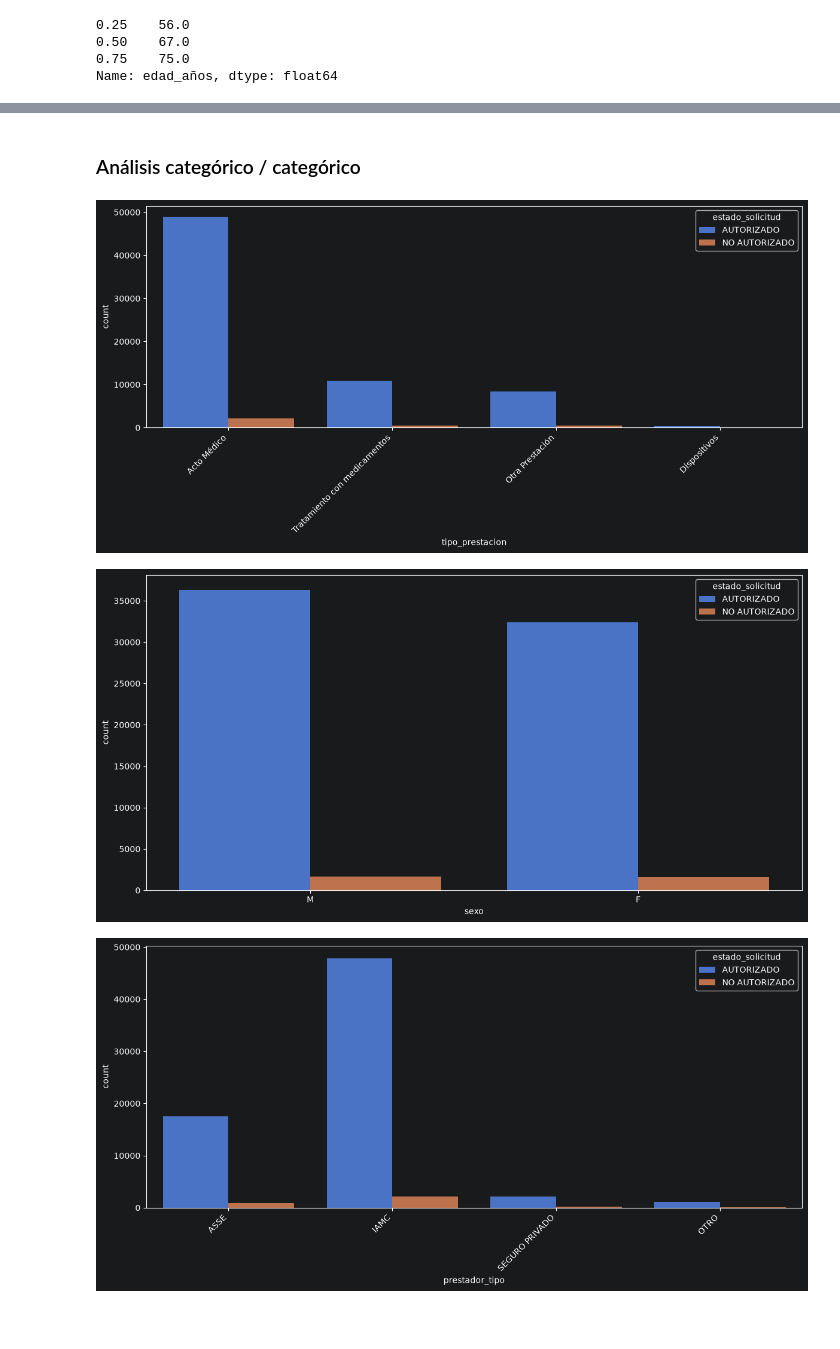
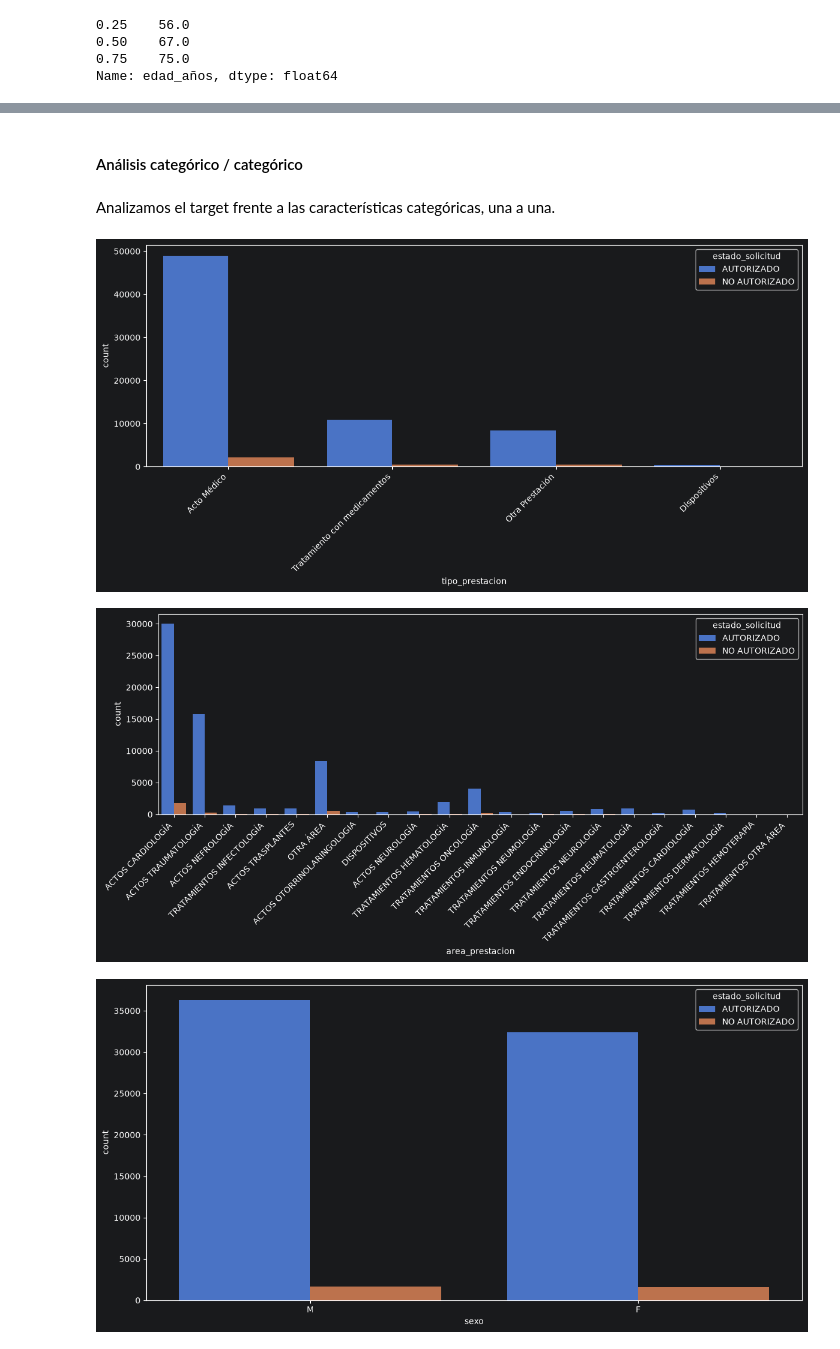
Before and after one commit to gperezucu/ucu-diploma-python_grupo_E, a Jupyter notebook: notebooks/practice.ipynb, the cells around one changed output, grey strips where cells are left out. Drawn from its saved outputs; the diff is of its cells as text; code cells hidden in the pictures; blank space fills up the shorter version.

```diff
--- a/notebooks/practice.ipynb
+++ b/notebooks/practice.ipynb
@@ -720,0 +751,18 @@ Name: edad_años, dtype: float64
+# %%
+bins = [0, 18, 30, 45, 60, 75, 100]
+
+labels = [
+    "0-18",
+    "19-30",
+    "31-45",
+    "46-60",
+    "61-75",
+    "76+"
+]
+
+df["grupo_edad"] = pd.cut(
+    df["edad_años"],
+    bins=bins,
+    labels=labels,
+    include_lowest=True
+)
@@ -738,8 +824,16 @@ solo tenemos la edad, argumentar no se puede nada
 # %% [markdown]
-### Análisis categórico / categórico
+#### Análisis categórico / categórico
+# %% [markdown]
+Analizamos el target frente a las características categóricas, una a una.
 # %%
 plt.figure(figsize=(12,6))
 sns.countplot(data=df, x="tipo_prestacion", hue="estado_solicitud")
+plt.xticks(rotation=45, ha="right")
+plt.tight_layout()
+plt.show()
+
+plt.figure(figsize=(12,6))
+sns.countplot(data=df, x="area_prestacion", hue="estado_solicitud")
 plt.xticks(rotation=45, ha="right")
 plt.tight_layout()
 plt.show()
@@ -757,32 +851,32 @@ plt.show()
 
 plt.figure(figsize=(12,6))
 sns.countplot(data=df, x="departamento_residencia", hue="estado_solicitud")
 plt.xticks(rotation=45, ha="right")
 plt.tight_layout()
 plt.show()
 
 plt.figure(figsize=(12,6))
 sns.countplot(data=df, x="departamento_prestador", hue="estado_solicitud")
 plt.xticks(rotation=45, ha="right")
 plt.tight_layout()
 plt.show()
 
 plt.figure(figsize=(12,6))
 sns.countplot(data=df, x="prestador_origen", hue="estado_solicitud")
 plt.xticks(rotation=45, ha="right")
 plt.tight_layout()
 plt.show()
 
 plt.figure(figsize=(12,6))
 sns.countplot(data=df, x="anio_solicitud", hue="estado_solicitud")
 plt.tight_layout()
 plt.show()
 
 plt.figure(figsize=(12,6))
 sns.countplot(data=df, x="anio_autorización", hue="estado_solicitud")
 plt.tight_layout()
 plt.show()
 # %% [output]
 [figure]
-[figure, old version]
+[figure, new version]
-[figure, old version]
+[figure, new version]
```
Also changed, not shown: parts of 65 cells of this notebook, 1 other file.
